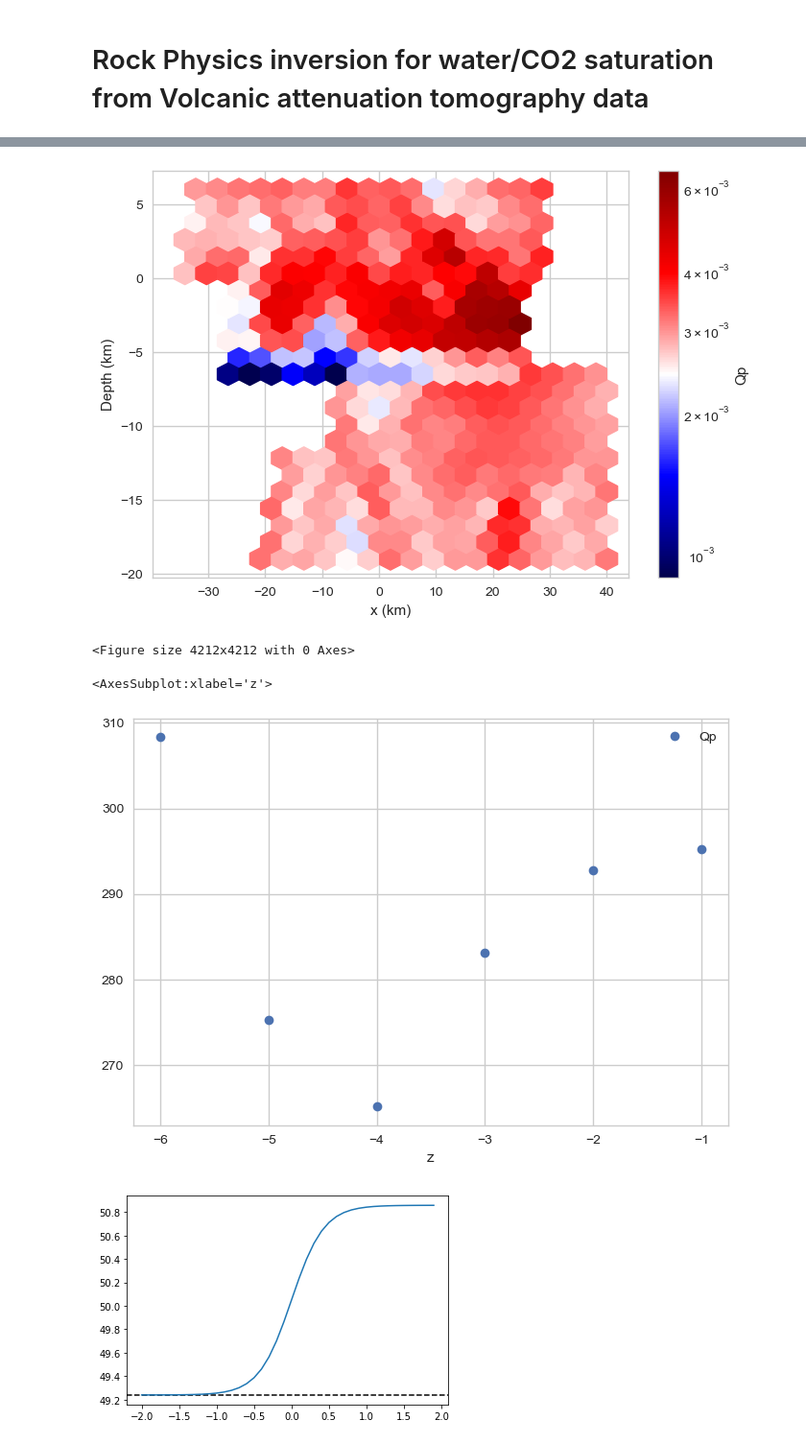
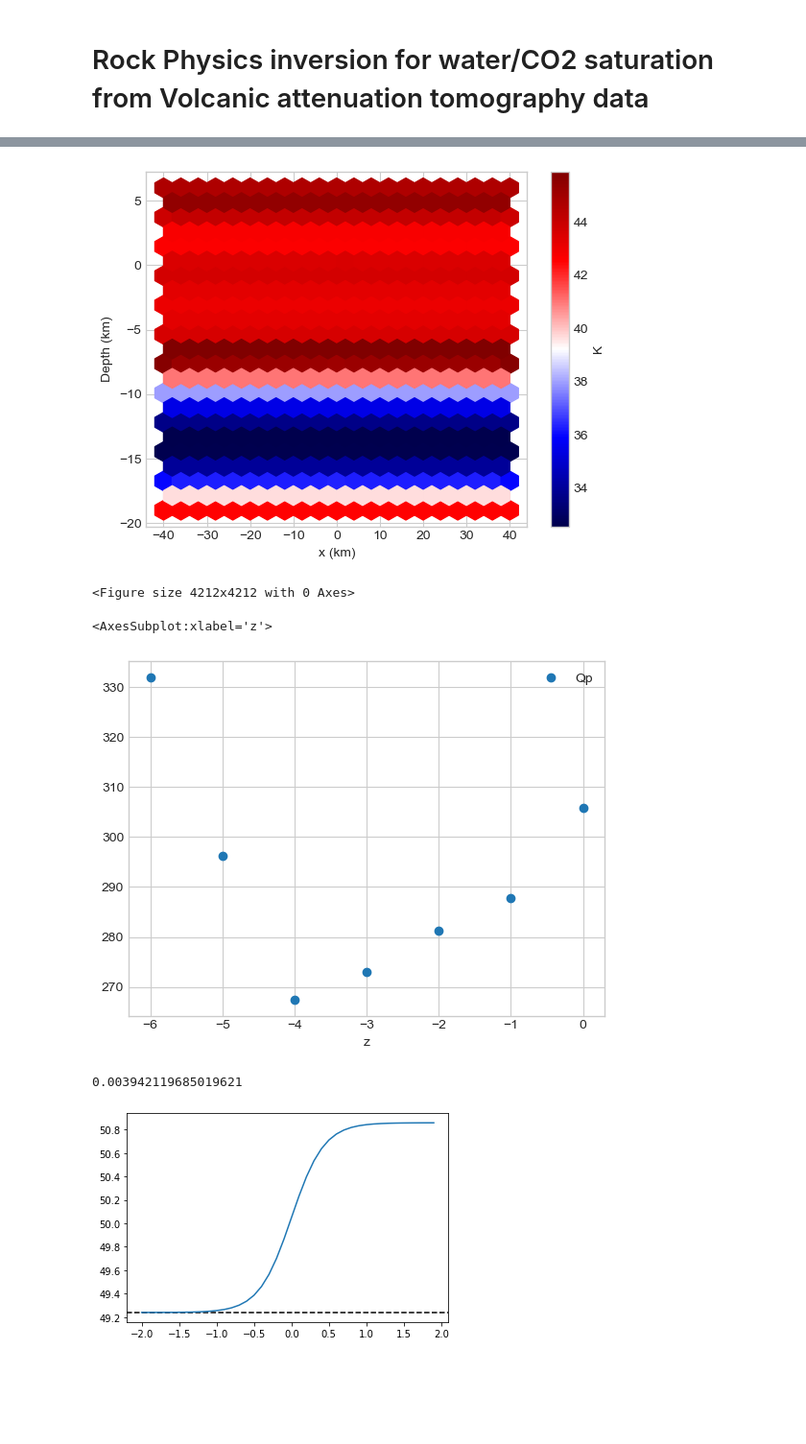
Before and after one commit to gpap-gpap/volcaniQ, a Jupyter notebook: volcanic_notebook.ipynb, the cells around one changed output, grey strips where cells are left out. Shown: that part at 96% size. Drawn from its saved outputs; the diff is of its cells as text; code cells hidden in the pictures; blank space fills up the shorter version.

```diff
--- a/volcanic_notebook.ipynb
+++ b/volcanic_notebook.ipynb
@@ -41,5 +53,5 @@ Text(0.5, 0, 'Viscosity(Pa.ms)')
 # %%
-volcanic_data.hexplot(plot="Qp", direction="y", value=-21, func=(lambda x: 1/x), bins='log', grid=20)
+volcanic_data.hexplot(plot="K", direction='y', value=1., grid=20)
 # %% [output]
-[figure, old version]
+[figure, new version]
 <Figure size 4212x4212 with 0 Axes>
@@ -56,14 +58,30 @@ fig.show()
 # %%
 volcanic_data.data\
-    [volcanic_data.data["z"].between(-5,0)]\
-    [volcanic_data.data["x"].between(6,9)]\
-    [volcanic_data.data["z"].between(-19,21)]\
+    [volcanic_data.data["z"].between(-6,0) &\
+    volcanic_data.data["x"].between(xmin, xmax) &\
+    volcanic_data.data["y"].between(ymin, ymax)
+    ]\
     .groupby('z')\
     .mean()\
     .plot(y='Qp', style='o')
 # %% [output]
 <AxesSubplot:xlabel='z'>
-[figure, old version]
+[figure, new version]
+# %%
+def avg_values(depth: int):
+    dict = {}
+    temp_data =  volcanic_data.data[(volcanic_data.data['z'] == 1)]
+    Qp = temp_data[volcanic_data.data['Qp'].notna()]["Qp"].mean()
+    Qs = temp_data[volcanic_data.data['Qs'].notna()]["Qs"].mean()
+    K = temp_data[volcanic_data.data['K'].notna()]["K"].mean()
+    mu = temp_data[volcanic_data.data['mu'].notna()]["μ"].mean()
+    dict['Qp'] = Qp
+    dict['Qs'] = Qs
+    dict['K'] = K
+    dict['mu'] = mu
+    return dict
+# %% [output]
+0.003942119685019621
 # %%
 volcanic_data.data['K/mu'] = volcanic_data.data['K']/volcanic_data.data['μ']
 # %%
```
Also changed, not shown: parts of 7 cells of this notebook, 1 other file.
